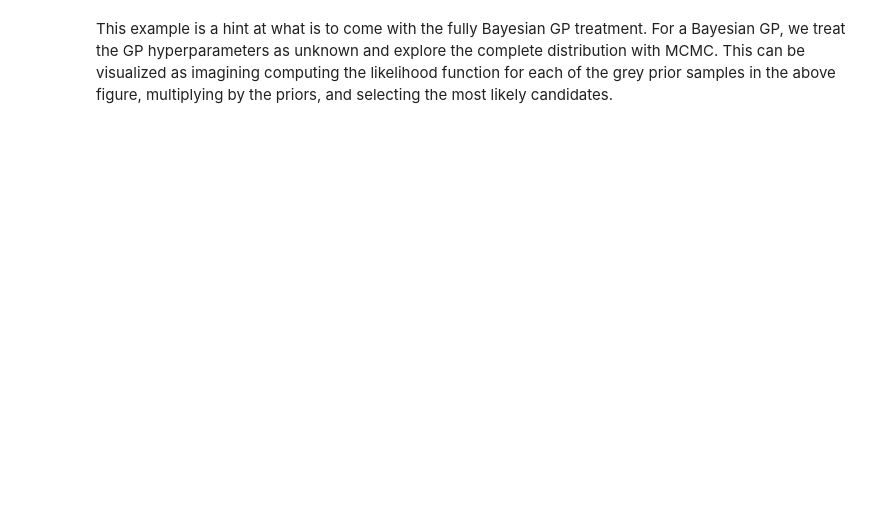
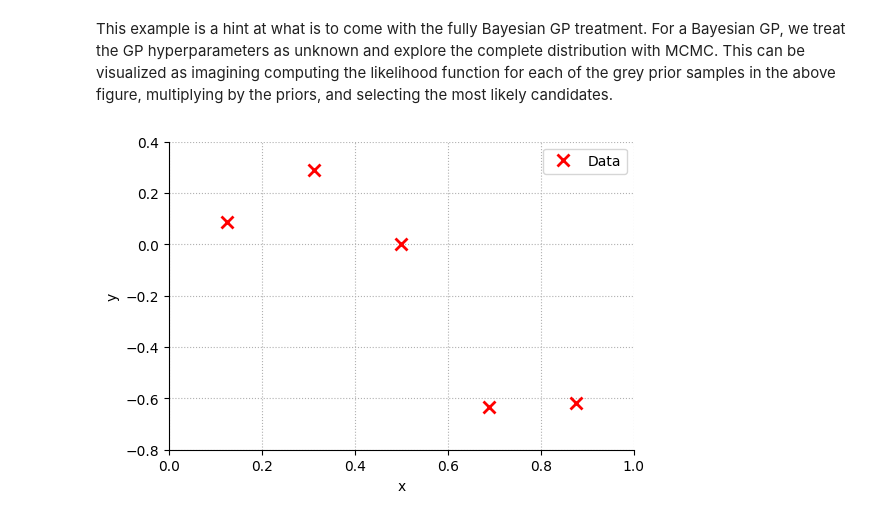
Before and after one commit to timghill/GladsGP, a Jupyter notebook: docs/notebooks/02_univariate_GP_regression.ipynb, the cells around one changed output. Cells and saved outputs as stored; diff of their text form; code cells hidden in the pictures; blank space fills up the shorter version.

Commit message:
Univariate GP figs

```diff
--- a/docs/notebooks/02_univariate_GP_regression.ipynb
+++ b/docs/notebooks/02_univariate_GP_regression.ipynb
@@ -143,2 +143,29 @@ y.shape
 # %% [markdown]
 This example is a hint at what is to come with the fully Bayesian GP treatment. For a Bayesian GP, we treat the GP hyperparameters as unknown and explore the complete distribution with MCMC. This can be visualized as imagining computing the likelihood function for each of the grey prior samples in the above figure, multiplying by the priors, and selecting the most likely candidates.
+# %%
+fig, ax = plt.subplots(figsize=(6, 4))
+# prior_handles = ax.plot(xpred, prior_samples.T, color='gray', linewidth=1., label='Prior samples')
+
+#sigma_handle = ax.fill_between(xpred.flatten(), ypred-2*epred, ypred+2*epred,
+#     color='#bbbbbb', alpha=1., label='$2\sigma$ interval',
+#     edgecolor='none', zorder=10)
+
+#post_handles = ax.plot(xpred, post_samples.T, color='blue', linewidth=1., zorder=10, alpha=0.5, label='Posterior samples')
+#ml_handle, = ax.plot(xpred, ypred, color='red',
+#    linewidth=2, zorder=11, label='Max likelihood')
+
+data_handle = ax.plot(x, y, linestyle='', marker='x', color='red',
+    label='Data', markersize=8, markeredgewidth=2, zorder=20)
+
+ax.grid(linestyle=':')
+ax.set_xlabel('x')
+ax.set_ylabel('y')
+ax.set_ylim([-0.8, 0.4])
+ax.set_xlim([0, 1])
+ax.spines[['top', 'right']].set_visible(False)
+ax.legend([data_handle[0]], ['Data'],
+          loc='upper right', markerscale=1)
+fig.savefig('univariate_GP_001.png', dpi=400)
+# leg = ax.legend(loc='upper right')
+# %% [output]
+[figure, added]
```
Also changed, not shown: parts of 4 cells of this notebook, 4 other files.
